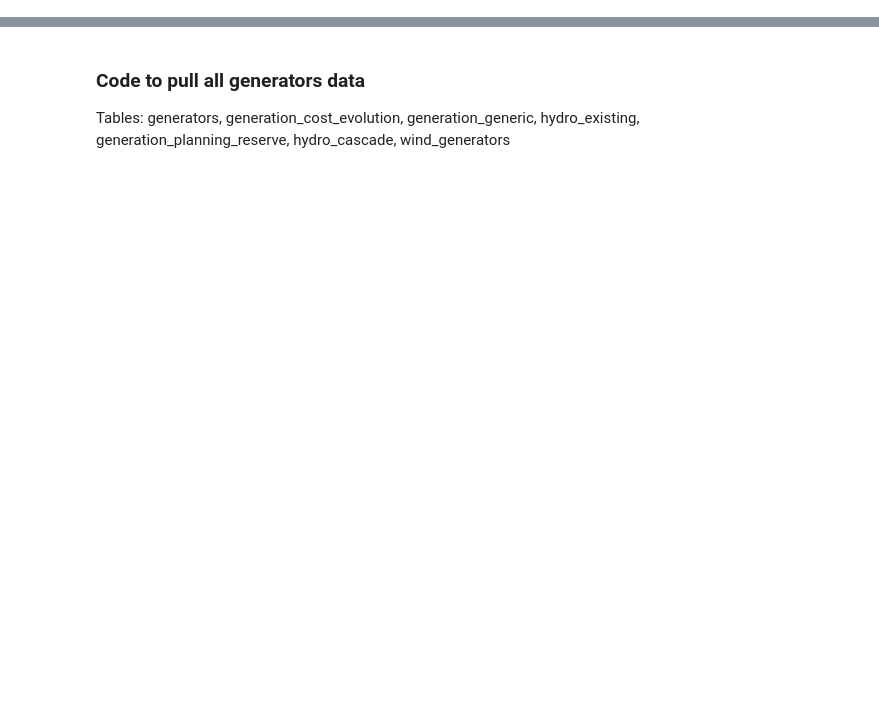
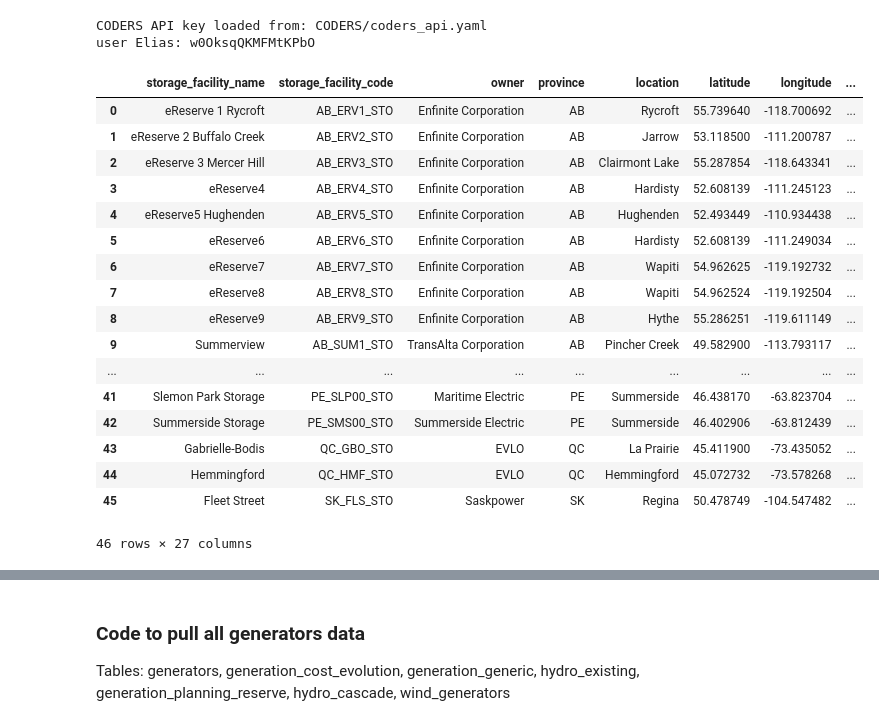
Before and after one commit to DeltaE/PyPSA_BC, a Jupyter notebook: notebooks/exploring-coders.ipynb, the cells around one changed output, grey strips where cells are left out. Drawn from its saved outputs; the diff is of its cells as text; code cells hidden in the pictures; blank space fills up the shorter version.

```diff
--- a/notebooks/exploring-coders.ipynb
+++ b/notebooks/exploring-coders.ipynb
@@ -1,3 +1,32 @@
+# %%
+from CODERS.coders import CODERSData
+DATA_CFG="CODERS/coders.yaml"
+# %%
+COD=CODERSData(DATA_CFG)
+# %% [output]
+CODERS API key loaded from: CODERS/coders_api.yaml
+user Elias: w0OksqQKMFMtKPbO
+# %%
+COD.fetch_data("storage")
+# %% [output]
+|  | storage_facility_name | storage_facility_code | owner | province | location | latitude | longitude | ... |
+| 0 | eReserve 1 Rycroft | AB_ERV1_STO | Enfinite Corporation | AB | Rycroft | 55.739640 | -118.700692 | ... |
+| 1 | eReserve 2 Buffalo Creek | AB_ERV2_STO | Enfinite Corporation | AB | Jarrow | 53.118500 | -111.200787 | ... |
+| 2 | eReserve 3 Mercer Hill | AB_ERV3_STO | Enfinite Corporation | AB | Clairmont Lake | 55.287854 | -118.643341 | ... |
+| 3 | eReserve4 | AB_ERV4_STO | Enfinite Corporation | AB | Hardisty | 52.608139 | -111.245123 | ... |
+| 4 | eReserve5 Hughenden | AB_ERV5_STO | Enfinite Corporation | AB | Hughenden | 52.493449 | -110.934438 | ... |
+| 5 | eReserve6 | AB_ERV6_STO | Enfinite Corporation | AB | Hardisty | 52.608139 | -111.249034 | ... |
+| 6 | eReserve7 | AB_ERV7_STO | Enfinite Corporation | AB | Wapiti | 54.962625 | -119.192732 | ... |
+| 7 | eReserve8 | AB_ERV8_STO | Enfinite Corporation | AB | Wapiti | 54.962524 | -119.192504 | ... |
+| 8 | eReserve9 | AB_ERV9_STO | Enfinite Corporation | AB | Hythe | 55.286251 | -119.611149 | ... |
+| 9 | Summerview | AB_SUM1_STO | TransAlta Corporation | AB | Pincher Creek | 49.582900 | -113.793117 | ... |
+| ... | ... | ... | ... | ... | ... | ... | ... | ... |
+| 41 | Slemon Park Storage | PE_SLP00_STO | Maritime Electric | PE | Summerside | 46.438170 | -63.823704 | ... |
+| 42 | Summerside Storage | PE_SMS00_STO | Summerside Electric | PE | Summerside | 46.402906 | -63.812439 | ... |
+| 43 | Gabrielle-Bodis | QC_GBO_STO | EVLO | QC | La Prairie | 45.411900 | -73.435052 | ... |
+| 44 | Hemmingford | QC_HMF_STO | EVLO | QC | Hemmingford | 45.072732 | -73.578268 | ... |
+| 45 | Fleet Street | SK_FLS_STO | Saskpower | SK | Regina | 50.478749 | -104.547482 | ... |
+46 rows × 27 columns
 # %%
 import requests
 import json
```
Also changed, not shown: parts of 3 cells of this notebook, 49 other files.
